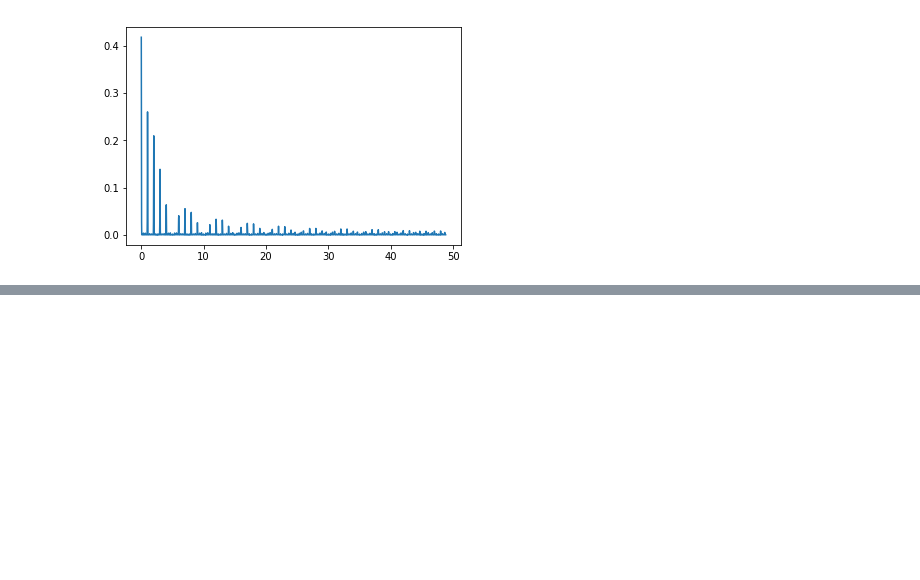
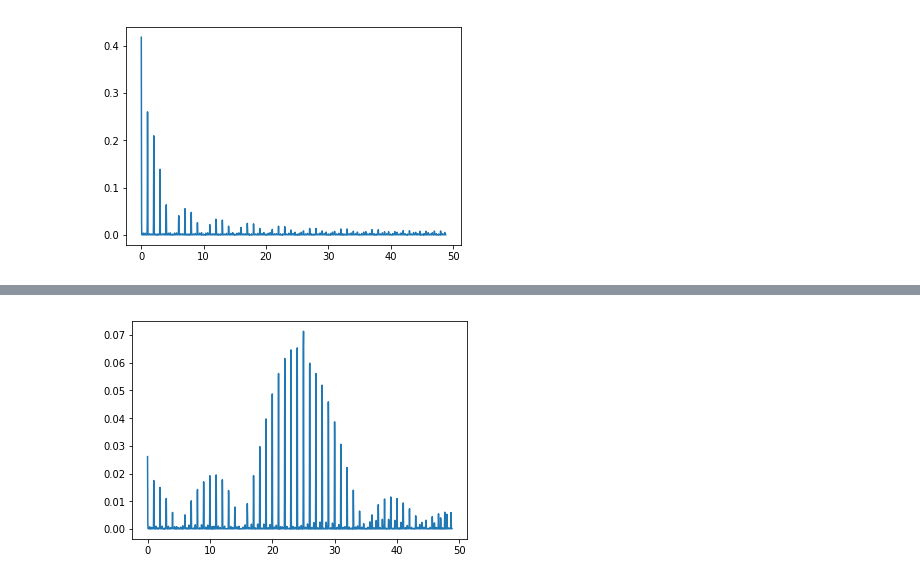
Before and after one commit to Potyashin/PhysLabs3TermMIPT, a Jupyter notebook: Спектры/Specters.ipynb, the cells around one changed output, grey strips where cells are left out. Cells and saved outputs as stored; diff of their text form; code cells hidden in the pictures; blank space fills up the shorter version.

```diff
--- a/Спектры/Specters.ipynb
+++ b/Спектры/Specters.ipynb
@@ -85,0 +126,15 @@ table
+# %%
+#пункт 16
+us100 = open_csv('point_16/100us.csv')
+us200 = open_csv('point_16/200us.csv')
+
+x1 = np.array(us100[us100.columns[0]])
+y1 = np.array(us100[us100.columns[1]])
+
+x2 = np.array(us200[us200.columns[0]])
+y2 = np.array(us200[us200.columns[1]])
+
+plt.plot(x1, y1)
+plt.show()
+# %% [output]
+[figure, added]
```
Also changed, not shown: parts of 12 cells of this notebook, 6 other files.
